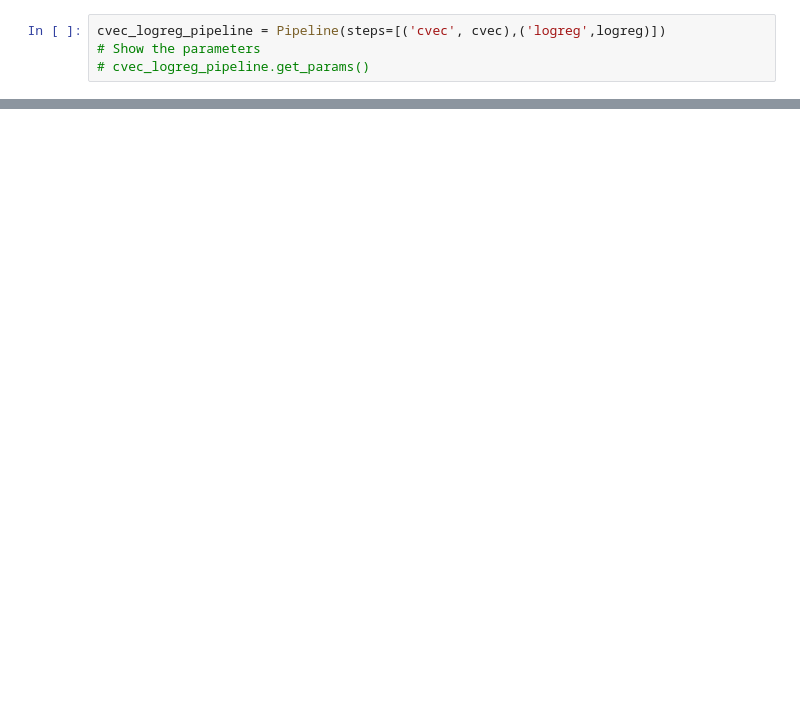
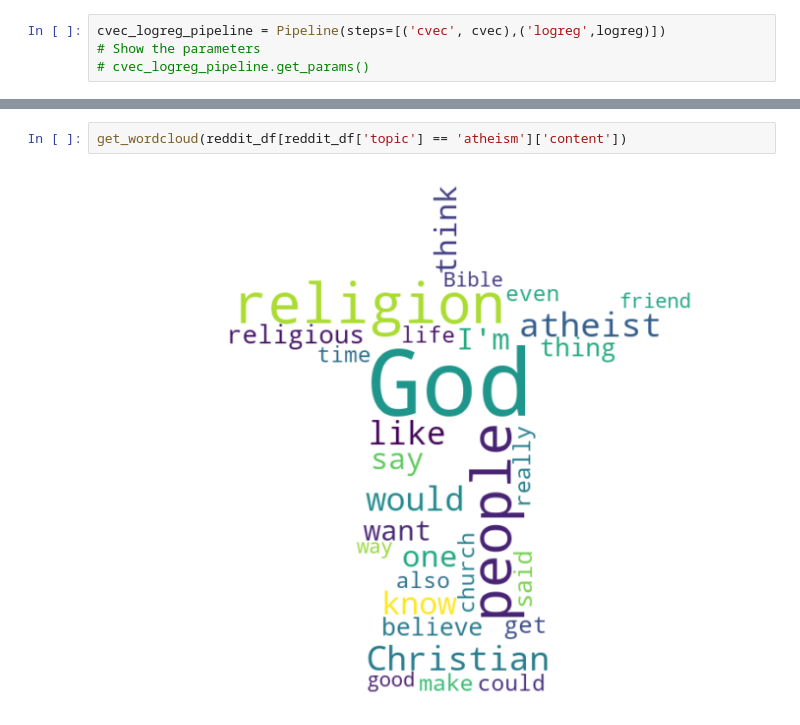
Before and after one commit to kelvinAI/reddit-binary-classifier, a Jupyter notebook: reddit-classifier.py.ipynb, the cells around one changed output, grey strips where cells are left out. Drawn from its saved outputs; the diff is of its cells as text; blank space fills up the shorter version.

```diff
--- a/reddit-classifier.py.ipynb
+++ b/reddit-classifier.py.ipynb
@@ -211,0 +558,4 @@ Testing Score:0.9772727272727273
+# %%
+get_wordcloud(reddit_df[reddit_df['topic'] == 'atheism']['content'])
+# %% [output]
+[figure, added]
```
Also changed, not shown: parts of 64 cells of this notebook, 6 other files.
